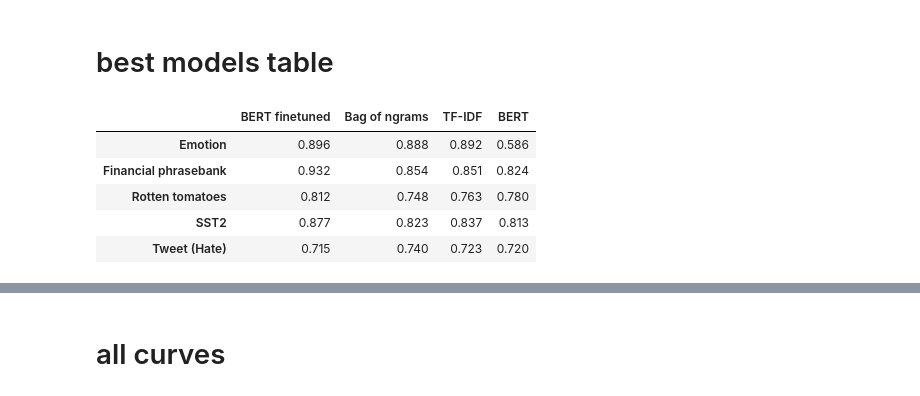
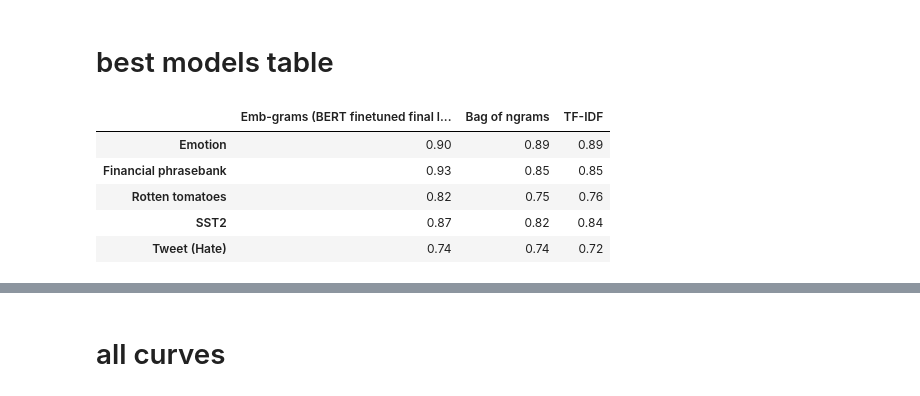
Before and after one commit to csinva/imodelsX, a Jupyter notebook: 04_analyze_curves.ipynb, the cells around one changed output, grey strips where cells are left out. Cells and saved outputs as stored; diff of their text form; code cells hidden in the pictures.

Commit message:
variations table

```diff
--- a/04_analyze_curves.ipynb
+++ b/04_analyze_curves.ipynb
@@ -36,45 +36,66 @@ rs = pd.read_pickle(oj(config.results_dir, 'fitted_results_aggregated.pkl'))
 # %% [markdown]
 # best models table
 # %%
-def rename_checkpoint(checkpoint):
-    if '/' in checkpoint:
-        return 'bert-finetuned'
-    else:
-        return checkpoint
+def get_tab(checkpoint_names=['bert-finetuned', 'bert-base-uncased',
+                              'countvectorizer', 'tfidfvectorizer']):
+    def rename_checkpoint(checkpoint):
+        if '/' in checkpoint:
+            if 'distilbert' in checkpoint:
+                return 'distilbert-finetuned'
+            else:
+                return 'bert-finetuned'
+        else:
+            return checkpoint
 
-rfull = rs[rs.subsample == -1]
-ans = defaultdict(list)
-ind_dsets = []
-for k, group in rfull.groupby('dataset'):
-    ind_dsets.append(k)
-#     print(k, group)
-    # gg = group.groupby('checkpoint')
-#     gg[]
-    # for kk, ggroup in gg:
-    for kk in ['bert-finetuned', 'bert-base-uncased', 'countvectorizer', 'tfidfvectorizer']:
-        kkr = rename_checkpoint(kk)
-        checkpoints = group.checkpoint.apply(rename_checkpoint).values
-        # print(kkr, checkpoints)
-        # print(kkr, kkr in checkpoints)
-        if kkr in checkpoints:
-            gg = group[checkpoints == kkr]
-            # print(kkr, gg)
-            ans[kkr].append(gg['acc_val'].max())
-        else:
-            ans[kkr].append(np.nan)
-tab = pd.DataFrame.from_dict(ans).round(3)
-tab.index = map(data.DSETS_RENAME_DICT.get, ind_dsets, ind_dsets)
-tab.columns = map(data.COLUMNS_RENAME_DICT.get, tab.columns)
-# tab.style.highlight_max(color = 'lightgreen', axis=1)
-tab.insert(len(tab.columns) - 1, 'BERT', tab.pop('BERT'))
-tab
+    rfull = rs[rs.subsample == -1]
+    ans = defaultdict(list)
+    ind_dsets = []
+    for k, group in rfull.groupby('dataset'):
+        ind_dsets.append(k)
+        for kk in checkpoint_names:
+            kkr = rename_checkpoint(kk)
+            checkpoints = group.checkpoint.apply(rename_checkpoint).values
+            if kkr in checkpoints:
+                gg1 = group[(checkpoints == kkr)]
+
+                # if there are multiple layers, default to pooler_output
+                if len(np.unique(gg1.layer)) > 1:
+                    gg =  gg1[gg1.layer == 'pooler_output']
+                else:
+                    gg = gg1
+                ans[kkr].append(gg['acc_val'].max())
+
+                # if there are multiple layers, then add last_hidden_state as another key
+                # print(kkr, np.unique(gg1.layer))
+                if len(np.unique(gg1.layer)) > 1 and not np.all(gg1.layer == 'pooler_output'):
+                    gg = group[(checkpoints == kkr) & (group.layer == 'last_hidden_state_mean')]
+                    ans[kkr + '___last_hidden_state_mean'].append(gg['acc_val'].max())
+            else:
+                ans[kkr].append(np.nan)
+
+    keys = list(ans.keys())
+    for k in keys:
+        if len(ans[k]) < 5:
+            print(k, 'not finished!')
+            ans.pop(k)
+    # print(ans)
+    tab = pd.DataFrame.from_dict(ans).round(3)
+    tab.index = map(data.DSETS_RENAME_DICT.get, ind_dsets, ind_dsets)
+    tab.columns = map(data.COLUMNS_RENAME_DICT.get, tab.columns)
+    # tab.style.highlight_max(color = 'lightgreen', axis=1)
+    # tab.insert(len(tab.columns) - 1, 'BERT', tab.pop('BERT'))
+    return tab
+tab_main = get_tab(checkpoint_names=['bert-finetuned', 'countvectorizer', 'tfidfvectorizer'])
+# tab_main.pop('Emb-grams (BERT finetuned final layer)')
+tab_main.pop('Emb-grams (BERT finetuned)')
+tab_main.round(2)
 # %% [output]
-|  | BERT finetuned | Bag of ngrams | TF-IDF | BERT |
-| Emotion | 0.896 | 0.888 | 0.892 | 0.586 |
-| Financial phrasebank | 0.932 | 0.854 | 0.851 | 0.824 |
-| Rotten tomatoes | 0.812 | 0.748 | 0.763 | 0.780 |
-| SST2 | 0.877 | 0.823 | 0.837 | 0.813 |
-| Tweet (Hate) | 0.715 | 0.740 | 0.723 | 0.720 |
+|  | Emb-grams (BERT finetuned final l... | Bag of ngrams | TF-IDF |
+| Emotion | 0.90 | 0.89 | 0.89 |
+| Financial phrasebank | 0.93 | 0.85 | 0.85 |
+| Rotten tomatoes | 0.82 | 0.75 | 0.76 |
+| SST2 | 0.87 | 0.82 | 0.84 |
+| Tweet (Hate) | 0.74 | 0.74 | 0.72 |
 # %%
 def bold_extreme_values(data):
     format_string="%.2f"
```
Also changed, not shown: parts of 11 cells of this notebook, 6 other files.
